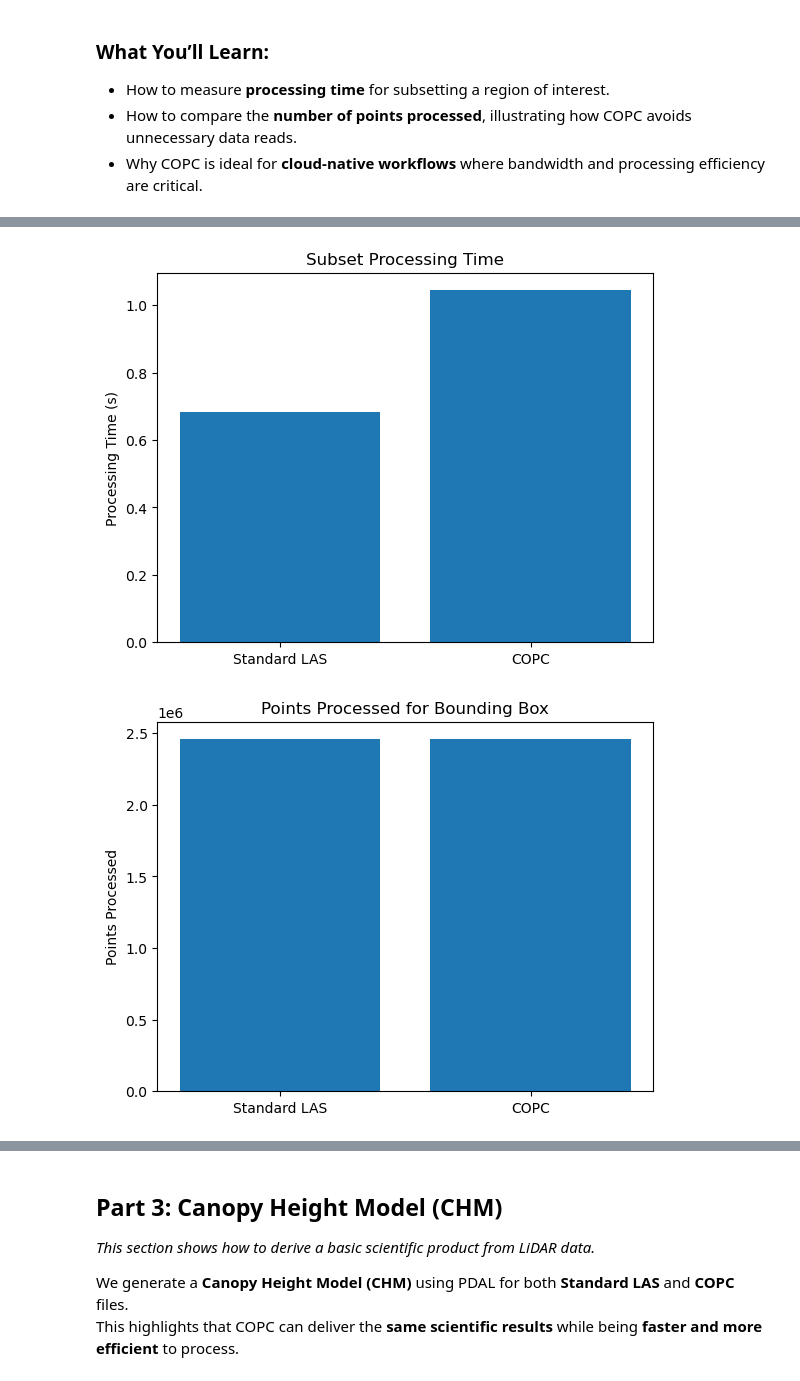
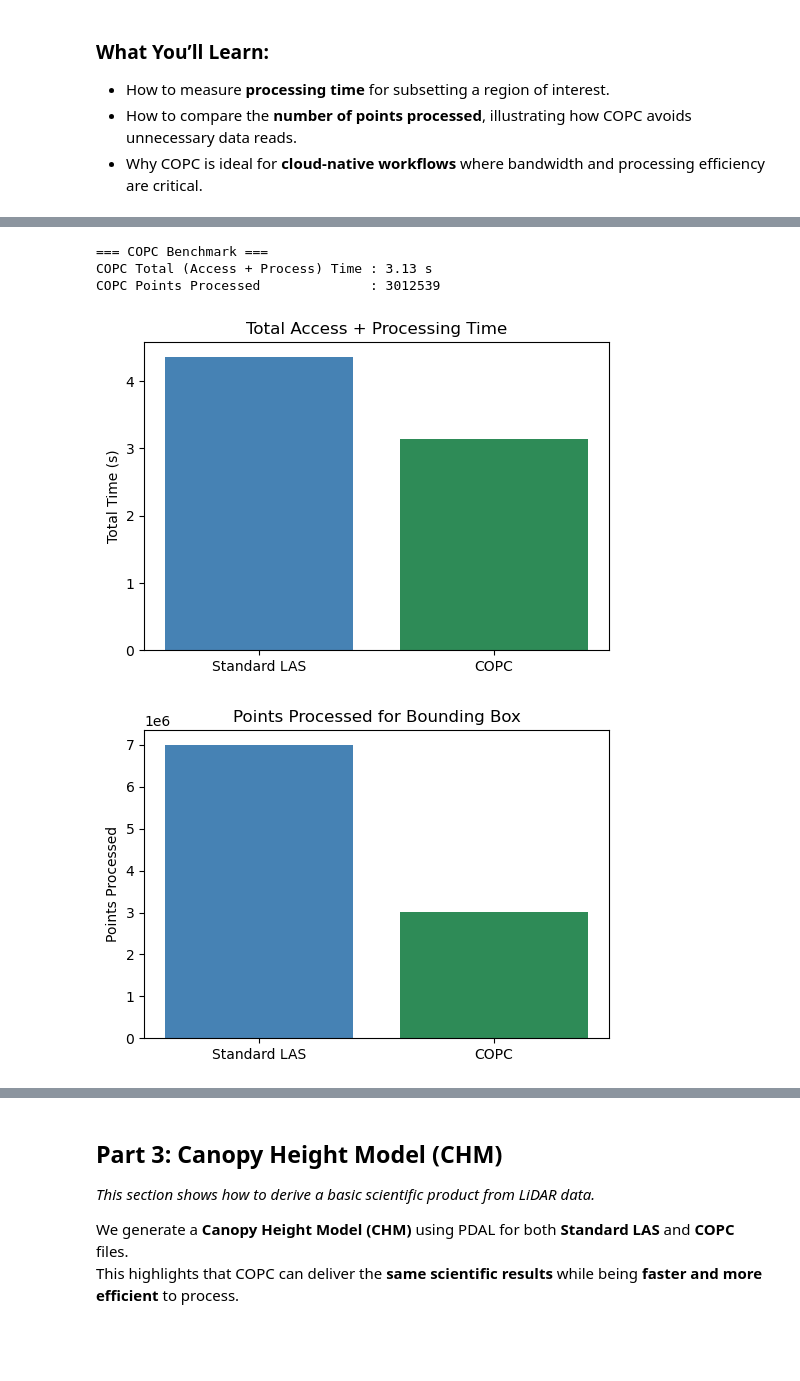
Before and after one commit to MAAP-Project/geotrees-demo, a Jupyter notebook: esip_july_2025/cloud_optimized_lidar_binder_ready.ipynb, the cells around one changed output, grey strips where cells are left out. Cells and saved outputs as stored; diff of their text form; code cells hidden in the pictures; blank space fills up the shorter version.

```diff
--- a/esip_july_2025/cloud_optimized_lidar_binder_ready.ipynb
+++ b/esip_july_2025/cloud_optimized_lidar_binder_ready.ipynb
@@ -360,18 +361,55 @@ COPC: 1.04s, 2457063 pts
+# %%
+# COPC URL (Streaming)
+COPC_URL = "https://nasa-maap-data-store.s3.us-west-2.amazonaws.com/file-staging/nasa-map/GEDI_CalVal_Lidar_COPC/usa_tepeecreek_2809682010602.copc.laz"
+
+# ----------------------------
+# COPC: Access + Process Combined
+# ----------------------------
+start_copc = time.time()
+
+copc_pipeline = {
+    "pipeline": [
+        {"type": "readers.copc", "filename": COPC_URL},
+        {"type": "filters.crop", "bounds": BBOX}
+    ]
+}
+p2 = pdal.Pipeline(json.dumps(copc_pipeline))
+p2.execute()
+
+copc_total_time = time.time() - start_copc
+copc_points = p2.metadata["metadata"]["readers.copc"]["count"]
+
+print("\n=== COPC Benchmark ===")
+print(f"COPC Total (Access + Process) Time : {copc_total_time:.2f} s")
+print(f"COPC Points Processed              : {copc_points}")
+# %% [output]
+=== COPC Benchmark ===
+COPC Total (Access + Process) Time : 3.13 s
+COPC Points Processed              : 3012539
 # %%
 import matplotlib.pyplot as plt
+
 methods = ['Standard LAS', 'COPC']
-times = [std_time, copc_time]
-points = [std_pts, copc_pts]
+total_times = [las_total_time, copc_total_time]
+points = [las_points, copc_points]
 
-plt.bar(methods, times)
-plt.ylabel('Processing Time (s)')
-plt.title('Subset Processing Time')
+# ----------------------------
+# 1. Total Access + Processing Time
+# ----------------------------
+plt.figure(figsize=(6, 4))
+plt.bar(methods, total_times, color=['steelblue', 'seagreen'])
+plt.ylabel('Total Time (s)')
+plt.title('Total Access + Processing Time')
 plt.show()
 
-plt.bar(methods, points)
+# ----------------------------
+# 2. Points Processed
+# ----------------------------
+plt.figure(figsize=(6, 4))
+plt.bar(methods, points, color=['steelblue', 'seagreen'])
 plt.ylabel('Points Processed')
 plt.title('Points Processed for Bounding Box')
 plt.show()
 # %% [output]
-[figure, old version]
+[figure, new version]
-[figure, old version]
+[figure, new version]
```
Also changed, not shown: parts of 17 cells of this notebook.
